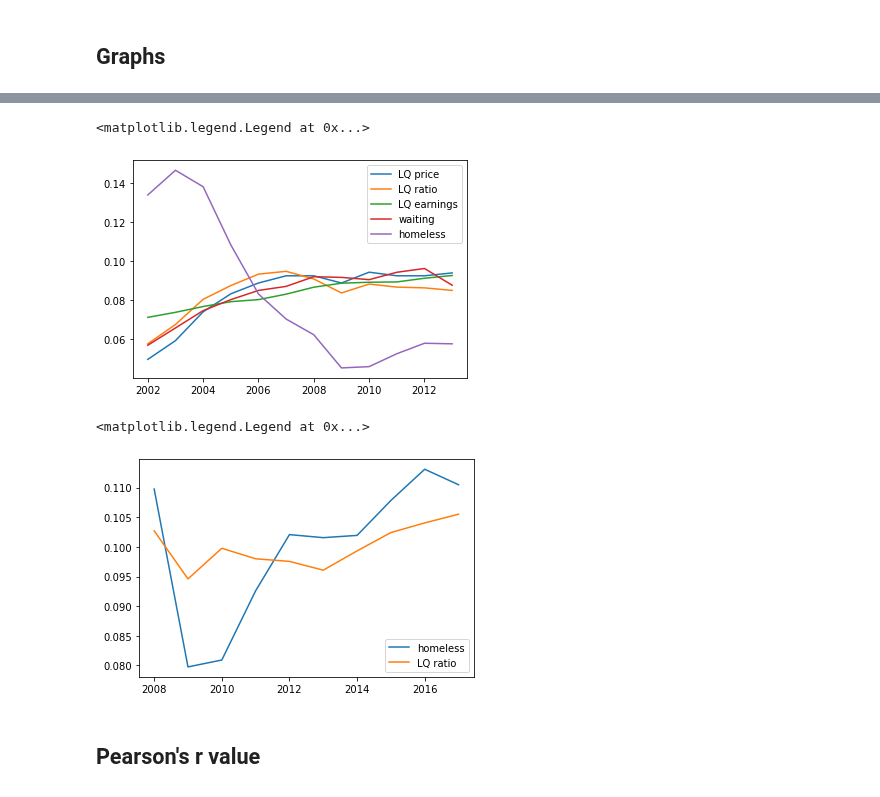
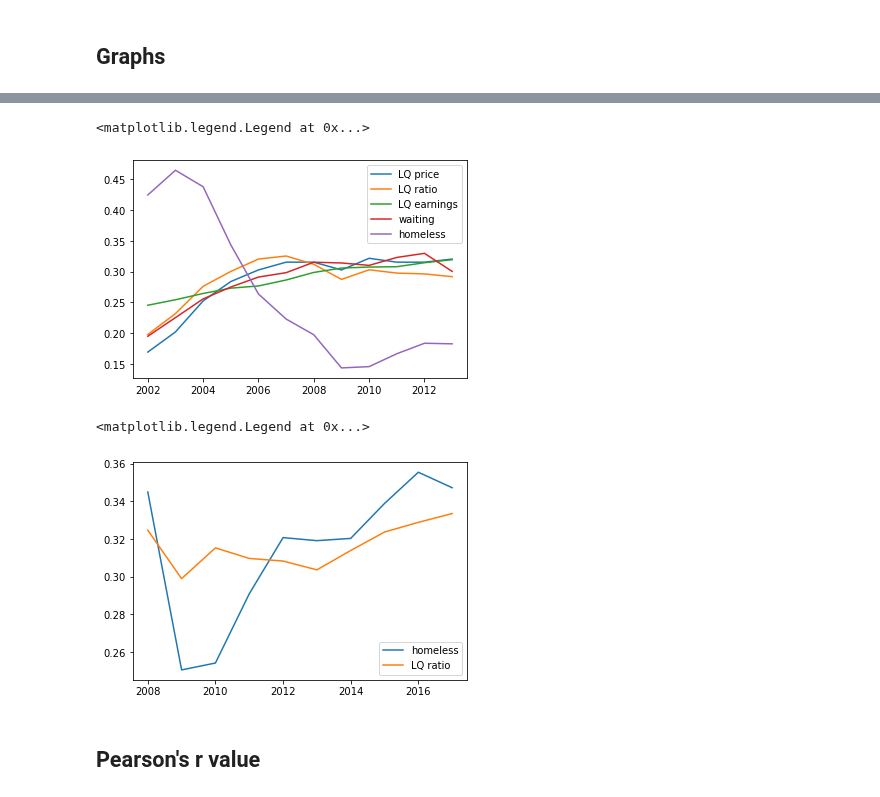
Before and after one commit to SIthodox2286/ADS_year3_project_8, a Jupyter notebook: Lokhei_Waiting_income_price.ipynb, the cells around one changed output, grey strips where cells are left out. Drawn from its saved outputs; the diff is of its cells as text; code cells hidden in the pictures.

```diff
--- a/Lokhei_Waiting_income_price.ipynb
+++ b/Lokhei_Waiting_income_price.ipynb
@@ -83,37 +78,36 @@ plt.legend()
 # %%
 # plot normalised LQ price vs LQ earnings vs LQ ratio vs waiting List for correlated timescale only
 endIndex = 14 # until 2013 inc.
 priceCol = list(price.iloc[0])[2:endIndex]
-price_norm = [float(i)/sum(priceCol) for i in priceCol]
+price_norm = preprocessing.normalize([priceCol])[0]
 waitingCol = list(waiting.iloc[0])[2:endIndex]
-waiting_norm = [float(i)/sum(waitingCol) for i in waitingCol]
+waiting_norm = preprocessing.normalize([waitingCol])[0]
 ratioCol = list(ratio.iloc[0])[2:endIndex]
-ratio_norm = [float(i)/sum(ratioCol) for i in ratioCol]
+ratio_norm = preprocessing.normalize([ratioCol])[0]
 earningsCol = list(earnings.iloc[0])[2:endIndex]
-earnings_norm = [float(i)/sum(earningsCol) for i in earningsCol]
-
+earnings_norm = preprocessing.normalize([earningsCol])[0]
 homelessCol = list(homeless.iloc[0])[2:endIndex]
-homeless_norm = [float(i)/sum(homelessCol) for i in homelessCol]
+homeless_norm = preprocessing.normalize([homelessCol])[0]
 
 plt.plot(list(price.columns)[2:endIndex], price_norm, label = "LQ price")
 plt.plot(list(ratio.columns)[2:endIndex], ratio_norm, label = "LQ ratio")
 plt.plot(list(earnings.columns)[2:endIndex], earnings_norm, label = "LQ earnings")
 plt.plot(list(waiting.columns)[2:endIndex], waiting_norm, label = "waiting")
 plt.plot(list(homeless.columns)[2:endIndex], homeless_norm, label = "homeless")
 
 
 plt.legend()
 # %% [output]
 <matplotlib.legend.Legend at 0x...>
-[figure, old version]
+[figure, new version]
 # %%
 # 2008 to 2017
 endIndex = 18
 startIndex = 8
 homelessCol = list(homeless.iloc[0])[startIndex:endIndex]
-homeless_norm = [float(i)/sum(homelessCol) for i in homelessCol]
+homeless_norm = preprocessing.normalize([homelessCol])[0]
 ratioCol = list(ratio.iloc[0])[startIndex:endIndex]
-ratio_norm = [float(i)/sum(ratioCol) for i in ratioCol]
+ratio_norm = preprocessing.normalize([ratioCol])[0]
 
 plt.plot(list(homeless.columns)[startIndex:endIndex], homeless_norm, label = "homeless")
 plt.plot(list(ratio.columns)[startIndex:endIndex], ratio_norm, label = "LQ ratio")
@@ -122,7 +116,7 @@ plt.plot(list(ratio.columns)[startIndex:endIndex], ratio_norm, label = "LQ ratio
 plt.legend()
 # %% [output]
 <matplotlib.legend.Legend at 0x...>
-[figure, old version]
+[figure, new version]
 # %% [markdown]
 ## Pearson's r value
 # %%
```
Also changed, not shown: parts of 5 cells of this notebook.
